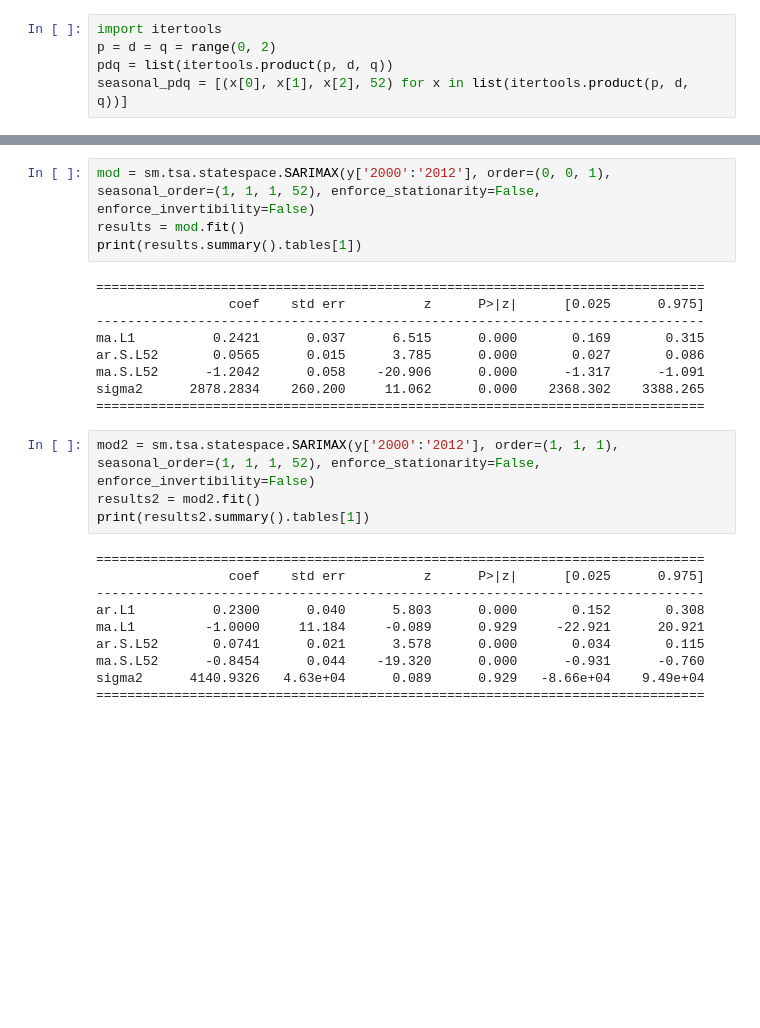
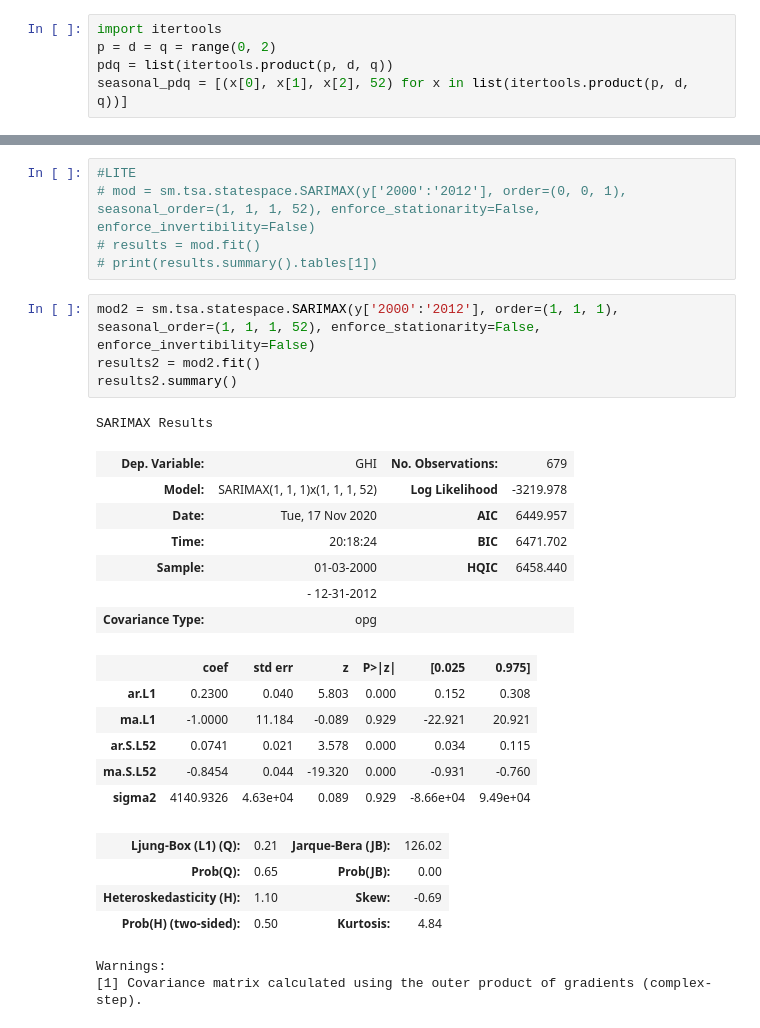
Before and after one commit to Kalit31/Statistical-Analysis-and-Forecasting-of-Solar-Energy, a Jupyter notebook: Time Series Analysis.ipynb, the cells around one changed output, grey strips where cells are left out. Cells and saved outputs as stored; diff of their text form; blank space fills up the shorter version.

```diff
--- a/Time Series Analysis.ipynb
+++ b/Time Series Analysis.ipynb
@@ -177,28 +109,31 @@ ARIMA(1, 1, 1)x(1, 1, 1, 52)52 - AIC:7612.55138899435
 # %%
-mod = sm.tsa.statespace.SARIMAX(y['2000':'2012'], order=(0, 0, 1), seasonal_order=(1, 1, 1, 52), enforce_stationarity=False, enforce_invertibility=False)
-results = mod.fit()
-print(results.summary().tables[1])
+#LITE
+# mod = sm.tsa.statespace.SARIMAX(y['2000':'2012'], order=(0, 0, 1), seasonal_order=(1, 1, 1, 52), enforce_stationarity=False, enforce_invertibility=False)
+# results = mod.fit()
+# print(results.summary().tables[1])
-# %% [output]
-==============================================================================
-                 coef    std err          z      P>|z|      [0.025      0.975]
-------------------------------------------------------------------------------
-ma.L1          0.2421      0.037      6.515      0.000       0.169       0.315
-ar.S.L52       0.0565      0.015      3.785      0.000       0.027       0.086
-ma.S.L52      -1.2042      0.058    -20.906      0.000      -1.317      -1.091
-sigma2      2878.2834    260.200     11.062      0.000    2368.302    3388.265
-==============================================================================
 # %%
 mod2 = sm.tsa.statespace.SARIMAX(y['2000':'2012'], order=(1, 1, 1), seasonal_order=(1, 1, 1, 52), enforce_stationarity=False, enforce_invertibility=False)
 results2 = mod2.fit()
-print(results2.summary().tables[1])
+results2.summary()
 # %% [output]
-==============================================================================
-                 coef    std err          z      P>|z|      [0.025      0.975]
-------------------------------------------------------------------------------
-ar.L1          0.2300      0.040      5.803      0.000       0.152       0.308
-ma.L1         -1.0000     11.184     -0.089      0.929     -22.921      20.921
-ar.S.L52       0.0741      0.021      3.578      0.000       0.034       0.115
-ma.S.L52      -0.8454      0.044    -19.320      0.000      -0.931      -0.760
-sigma2      4140.9326   4.63e+04      0.089      0.929   -8.66e+04    9.49e+04
-==============================================================================
+SARIMAX Results
+| Dep. Variable: | GHI | No. Observations: | 679 |
+| Model: | SARIMAX(1, 1, 1)x(1, 1, 1, 52) | Log Likelihood | -3219.978 |
+| Date: | Tue, 17 Nov 2020 | AIC | 6449.957 |
+| Time: | 20:18:24 | BIC | 6471.702 |
+| Sample: | 01-03-2000 | HQIC | 6458.440 |
+|  | - 12-31-2012 |  |  |
+| Covariance Type: | opg |  |  |
+|  | coef | std err | z | P>|z| | [0.025 | 0.975] |
+| ar.L1 | 0.2300 | 0.040 | 5.803 | 0.000 | 0.152 | 0.308 |
+| ma.L1 | -1.0000 | 11.184 | -0.089 | 0.929 | -22.921 | 20.921 |
+| ar.S.L52 | 0.0741 | 0.021 | 3.578 | 0.000 | 0.034 | 0.115 |
+| ma.S.L52 | -0.8454 | 0.044 | -19.320 | 0.000 | -0.931 | -0.760 |
+| sigma2 | 4140.9326 | 4.63e+04 | 0.089 | 0.929 | -8.66e+04 | 9.49e+04 |
+| Ljung-Box (L1) (Q): | 0.21 | Jarque-Bera (JB): | 126.02 |
+| Prob(Q): | 0.65 | Prob(JB): | 0.00 |
+| Heteroskedasticity (H): | 1.10 | Skew: | -0.69 |
+| Prob(H) (two-sided): | 0.50 | Kurtosis: | 4.84 |
+Warnings:
+[1] Covariance matrix calculated using the outer product of gradients (complex-step).
 # %%
```
Also changed, not shown: parts of 17 cells of this notebook, 1 other file.
